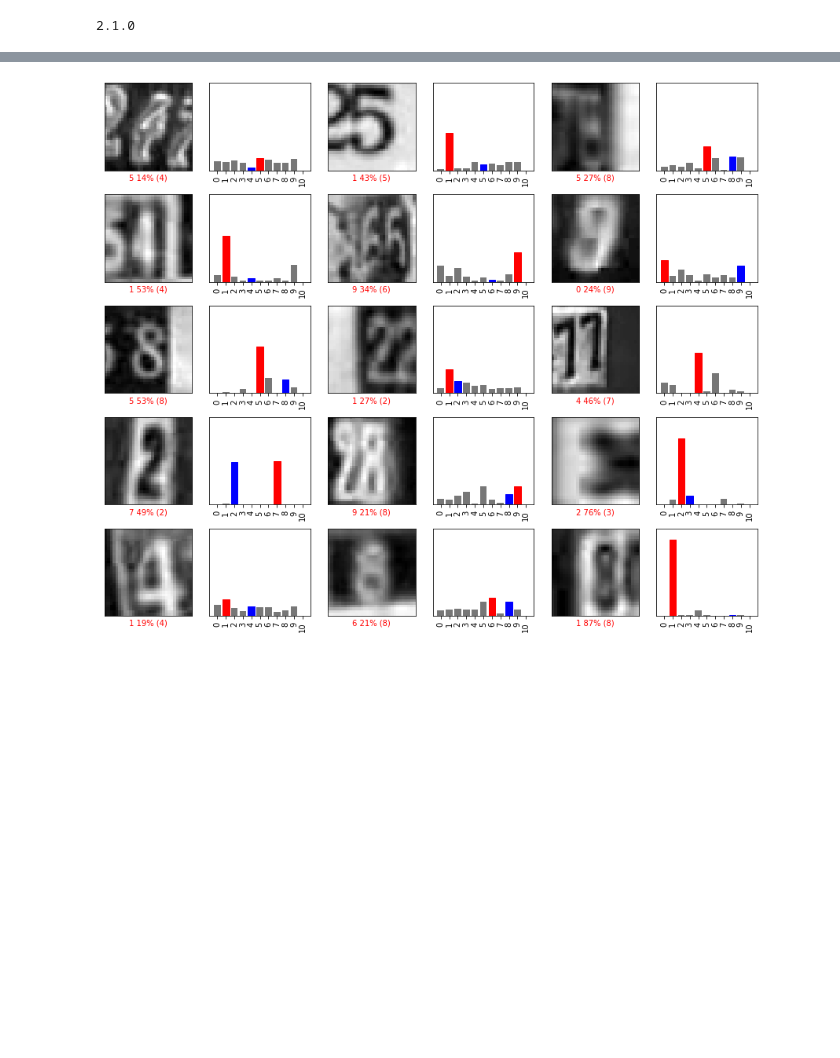
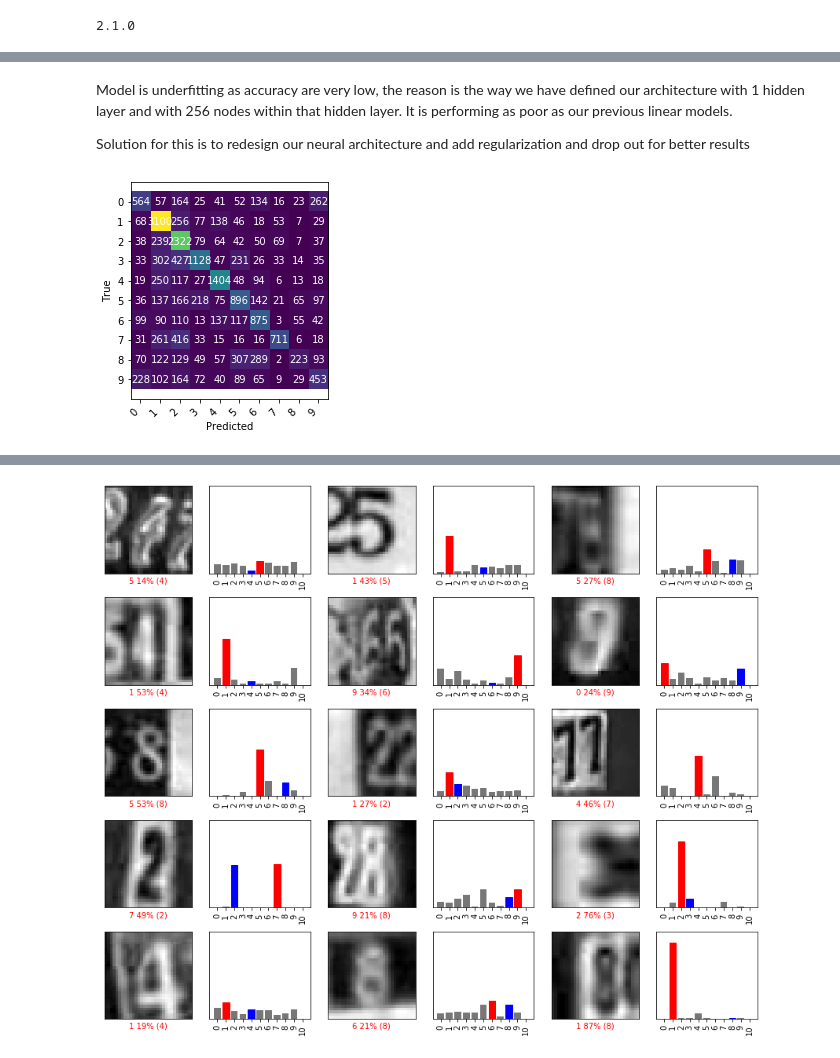
Before and after one commit to Sagar401/FAI, a Jupyter notebook: Assignment 3/Assignment_3_Street_View_House_Numbers.ipynb, the cells around one changed output, grey strips where cells are left out. Cells and saved outputs as stored; diff of their text form; code cells hidden in the pictures; blank space fills up the shorter version.

```diff
--- a/Assignment 3/Assignment_3_Street_View_House_Numbers.ipynb
+++ b/Assignment 3/Assignment_3_Street_View_House_Numbers.ipynb
@@ -37,11 +55,11 @@ Enter your authorization code:
 Mounted at /content/drive
 # %%
 # (Uncomment to) Load SVHN dataset from Google drive
-# from google.colab import drive
-# drive.mount('/content/drive')
+from google.colab import drive
+drive.mount('/content/drive')
 
-# with open("drive/My Drive/SVHN.pkl", "rb") as f:
-#     X = pickle.load(f)
-#     y = pickle.load(f)
-#     cats = pickle.load(f)
-#     attrs = pickle.load(f)
+with open("drive/My Drive/SVHN.pkl", "rb") as f:
+    X = pickle.load(f)
+    y = pickle.load(f)
+    cats = pickle.load(f)
+    attrs = pickle.load(f)
@@ -273,3 +304,8 @@ Test accuracy: 0.65933126
+# %% [markdown]
+Model is underfitting as accuracy are very low, the reason is the way we have defined our architecture with 1 hidden layer and with 256 nodes within that hidden layer.
+It is performing as poor as our previous linear models.
+
+Solution for this is to redesign our neural architecture and add regularization and drop out for better results
 # %%
 probability_model = tf.keras.Sequential([model,
                                          tf.keras.layers.Softmax()])
@@ -277,0 +316,17 @@ prediction_probabilities = probability_model.predict(X_test)
+# %%
+class_names = ['0','1','2','3','4','5','6','7','8','9']
+
+fig, ax = plt.subplots()
+im = ax.imshow(con_mat)
+ax.set_xticks(np.arange(10)), ax.set_yticks(np.arange(10))
+ax.set_xticklabels(class_names, rotation=45, ha="right")
+ax.set_yticklabels(class_names)
+ax.set_ylabel('True')
+ax.set_xlabel('Predicted')
+bottom, top = ax.get_ylim()
+ax.set_ylim(bottom + 0.5, top - 0.5)
+
+for i in range(100):
+    ax.text(int(i/10),i%10,con_mat[i%10,int(i/10)], ha="center", va="center", color="w")
+# %% [output]
+[figure, added]
```
Also changed, not shown: parts of 41 cells of this notebook.
